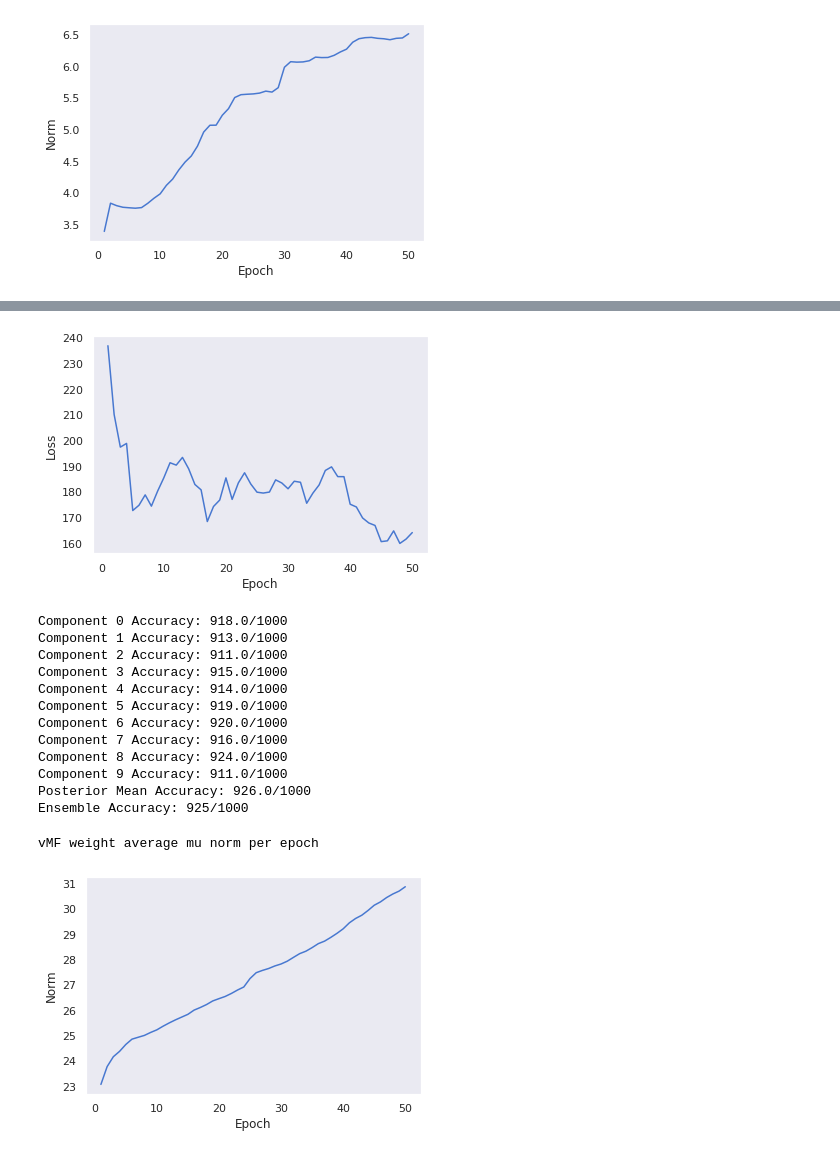
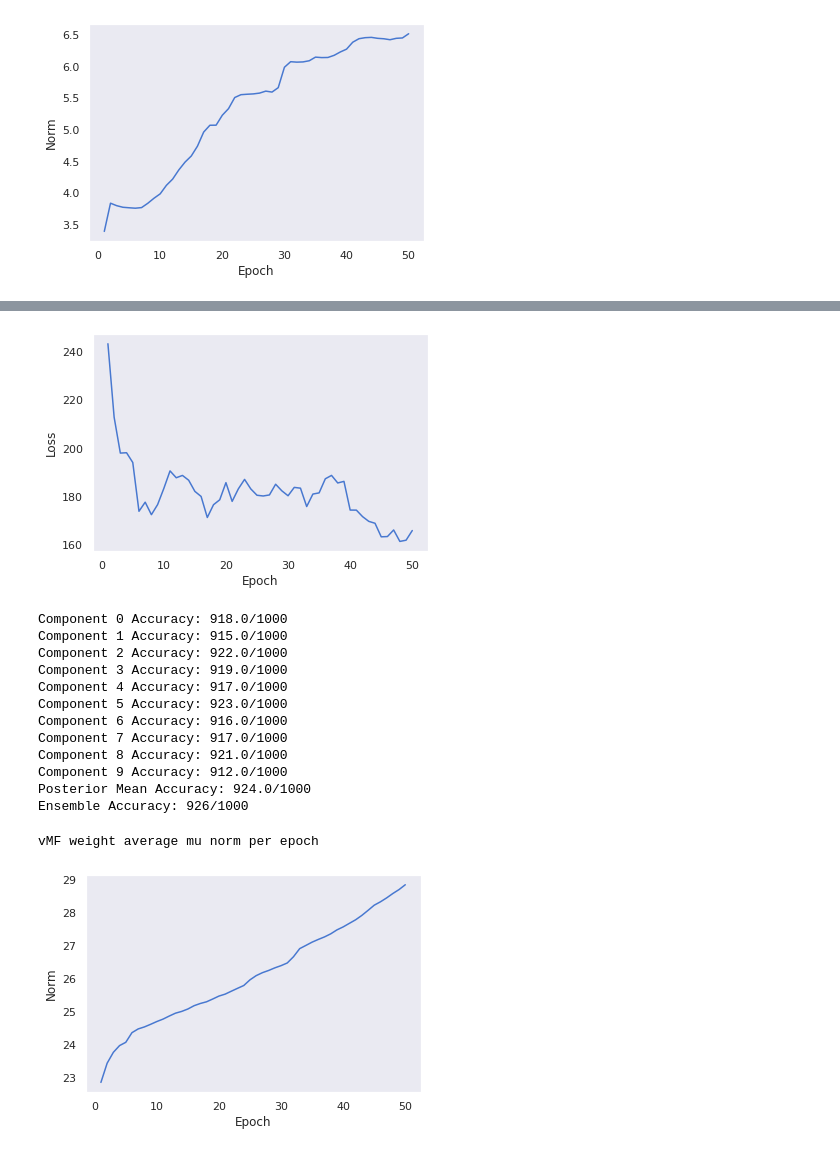
Before and after one commit to LeifMartin/BNN, a Jupyter notebook: Classification.ipynb, the cells around one changed output, grey strips where cells are left out. Saved outputs shown, nothing was run; the diff lists cells and outputs as text; code cells hidden in the pictures.

```diff
--- a/Classification.ipynb
+++ b/Classification.ipynb
@@ -101,7 +101,7 @@ for i in range(0, 1):
     net = FVMF.BayesianNetwork(layershapes=layershapes,BN='notbatchnorm',VD='Gaussian',
                                dtrain=dtrain,dtest=dtest,BATCH_SIZE = 100,classification = 'classification').to(DEVICE)
     #net = VMF.BayesianNetwork(l1=l1shape, l2=l2shape, l3=l3shape,l4=l4shape,BN='notbatchnorm').to(DEVICE)
-    optimizer = optim.Adam(net.parameters(), lr=0.007)
+    optimizer = optim.Adam(net.parameters(), lr=0.02)
     for epoch in range(epochs):
 
         train = FVMF.train(net, dtrain, SAMPLES, optimizer, epoch, i,BATCH_SIZE = 100,shape = (0,256,256,257))
@@ -302,7 +302,7 @@ for i in range(0, 1):
     net = FVMF.BayesianNetwork(layershapes=layershapes,BN='notbatchnorm',VD='Gaussian',
                                dtrain=dtrain,dtest=dtest,BATCH_SIZE = 100,classification = 'classification').to(DEVICE)
     #net = VMF.BayesianNetwork(l1=l1shape, l2=l2shape, l3=l3shape,l4=l4shape,BN='notbatchnorm').to(DEVICE)
-    optimizer = optim.Adam(net.parameters(), lr=0.003)
+    optimizer = optim.Adam(net.parameters(), lr=0.01)
     for epoch in range(epochs):
 
         train = FVMF.train(net, dtrain, SAMPLES, optimizer, epoch, i,BATCH_SIZE = 100,shape = (0,256,256,257))
@@ -362,7 +362,7 @@ for i in range(0, 1):
     #for j,p in enumerate(net2.l2.parameters()):
     #p.requires_grad_(False)
 
-    optimizer = optim.Adam(net22.parameters(), lr=0.035)
+    optimizer = optim.Adam(net22.parameters(), lr=0.05)
 
 
     for epoch in range(epochs):
@@ -729,7 +729,7 @@ for i in range(0, 1):
     #for j,p in enumerate(net2.l2.parameters()):
     #p.requires_grad_(False)
 
-    optimizer = optim.Adam(net22.parameters(), lr=0.035)
+    optimizer = optim.Adam(net22.parameters(), lr=0.03)
 
 
     for epoch in range(epochs):
@@ -773,17 +773,17 @@ negative_log_likelihood: tensor(15.2487, device='cuda:1', grad_fn=<NllLossBackwa
 vMF loss, 50 epoch phoneme classification without NII
-[figure, old version]
+[figure, new version]
 Component 0 Accuracy: 918.0/1000
-Component 1 Accuracy: 913.0/1000
-Component 2 Accuracy: 911.0/1000
-Component 3 Accuracy: 915.0/1000
-Component 4 Accuracy: 914.0/1000
-Component 5 Accuracy: 919.0/1000
-Component 6 Accuracy: 920.0/1000
-Component 7 Accuracy: 916.0/1000
-Component 8 Accuracy: 924.0/1000
-Component 9 Accuracy: 911.0/1000
-Posterior Mean Accuracy: 926.0/1000
-Ensemble Accuracy: 925/1000
+Component 1 Accuracy: 915.0/1000
+Component 2 Accuracy: 922.0/1000
+Component 3 Accuracy: 919.0/1000
+Component 4 Accuracy: 917.0/1000
+Component 5 Accuracy: 923.0/1000
+Component 6 Accuracy: 916.0/1000
+Component 7 Accuracy: 917.0/1000
+Component 8 Accuracy: 921.0/1000
+Component 9 Accuracy: 912.0/1000
+Posterior Mean Accuracy: 924.0/1000
+Ensemble Accuracy: 926/1000
 # %%
 x = []
 for i in range(50):
@@ -796,7 +796,7 @@ plt.savefig('Plots/Phoneme_vMF_norm_50_epoch.png', dpi=250)
 plt.show()
 # %% [output]
 vMF weight average mu norm per epoch
-[figure, old version]
+[figure, new version]
 # %%
 #trtimes = []
 #norm_w_mu_layer1 = []
```
Also changed, not shown: parts of 4 cells of this notebook.
